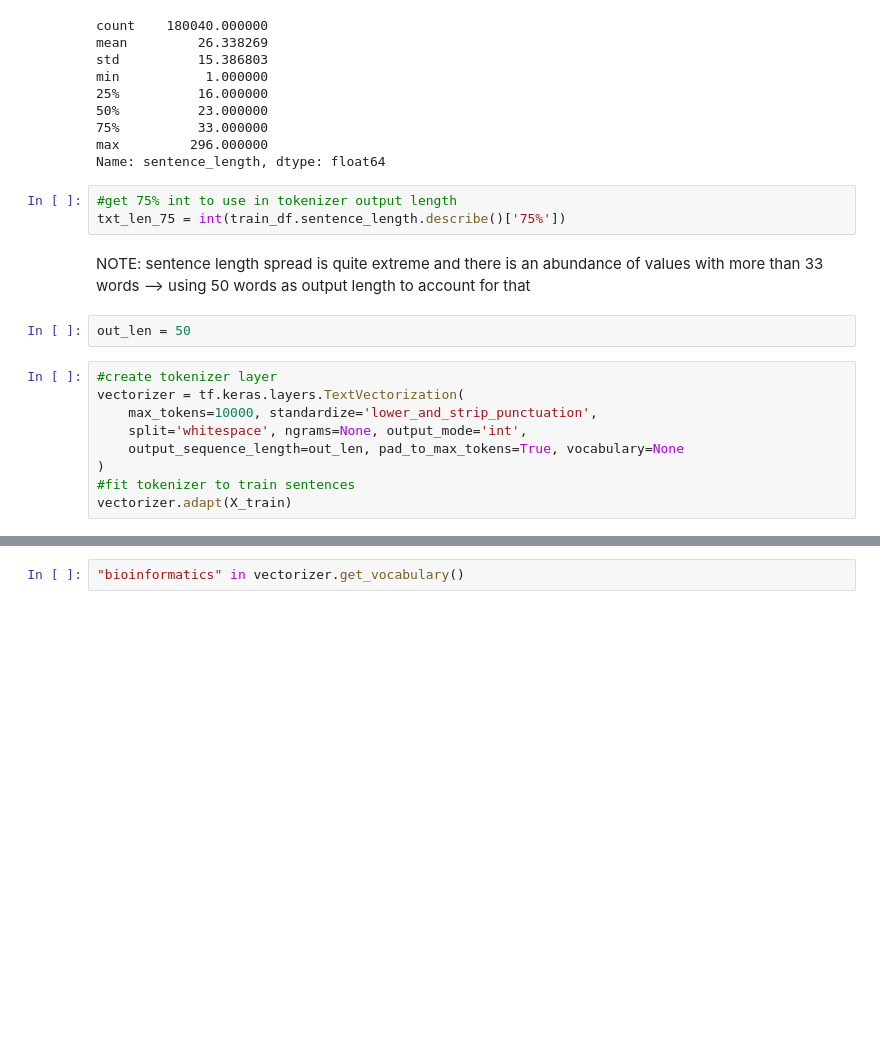
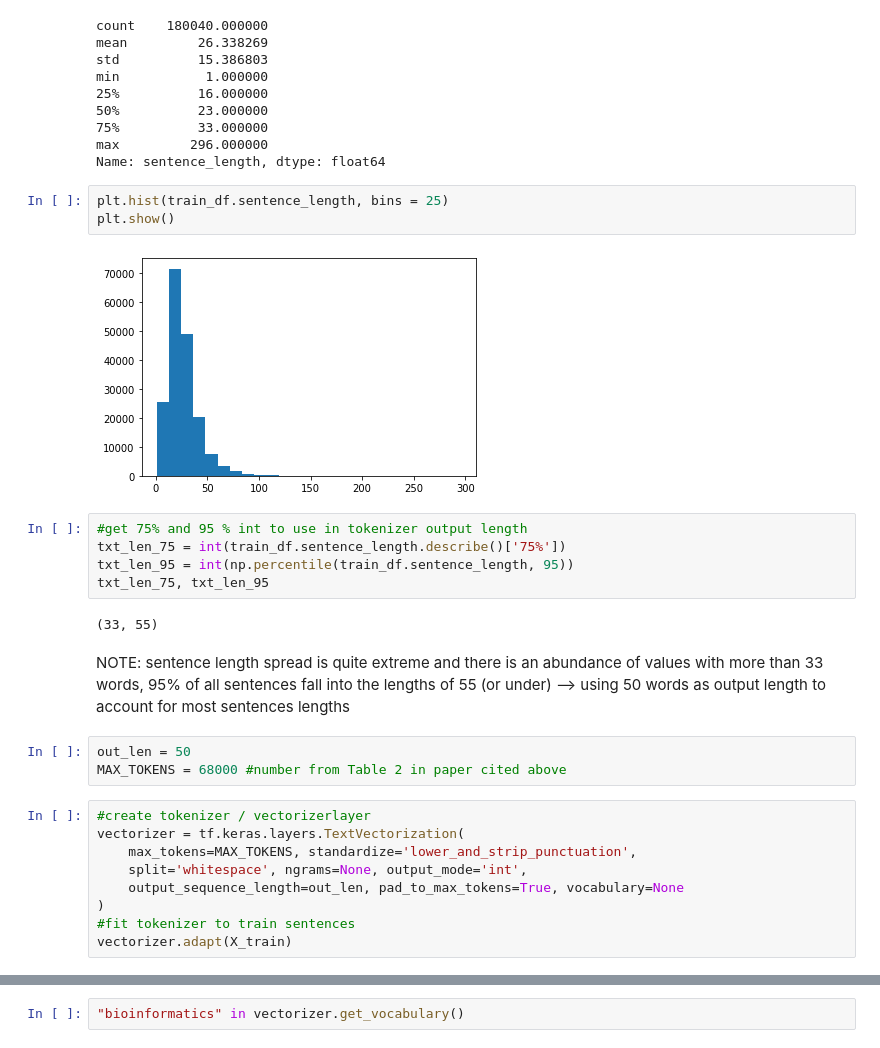
Before and after one commit to lasupernova/Tensorflow_apps, a Jupyter notebook: SciAbstractClassifier.ipynb, the cells around one changed output, grey strips where cells are left out. Drawn from its saved outputs; the diff is of its cells as text; blank space fills up the shorter version.

```diff
--- a/SciAbstractClassifier.ipynb
+++ b/SciAbstractClassifier.ipynb
@@ -451,17 +452,27 @@ min           1.000000
 75%          33.000000
 max         296.000000
 Name: sentence_length, dtype: float64
+# %%
+plt.hist(train_df.sentence_length, bins = 25)
+plt.show()
+# %% [output]
+[figure, added]
 # %%
-#get 75% int to use in tokenizer output length
+#get 75% and 95 % int to use in tokenizer output length
 txt_len_75 = int(train_df.sentence_length.describe()['75%'])
+txt_len_95 = int(np.percentile(train_df.sentence_length, 95))
+txt_len_75, txt_len_95
+# %% [output]
+(33, 55)
 # %% [markdown]
-NOTE: sentence length spread is quite extreme and there is an abundance of values with more than 33 words --> using 50 words as output length to account for that
+NOTE: sentence length spread is quite extreme and there is an abundance of values with more than 33 words, 95% of all sentences fall into the lengths of 55 (or under) --> using 50 words as output length to account for most sentences lengths
-# %%
-out_len = 50
+# %%
+out_len = 50
+MAX_TOKENS = 68000 #number from Table 2 in paper cited above
 # %%
-#create tokenizer layer
+#create tokenizer / vectorizerlayer
 vectorizer = tf.keras.layers.TextVectorization(
-    max_tokens=10000, standardize='lower_and_strip_punctuation',
+    max_tokens=MAX_TOKENS, standardize='lower_and_strip_punctuation',
     split='whitespace', ngrams=None, output_mode='int',
     output_sequence_length=out_len, pad_to_max_tokens=True, vocabulary=None
 )
```
Also changed, not shown: parts of 21 cells of this notebook.
